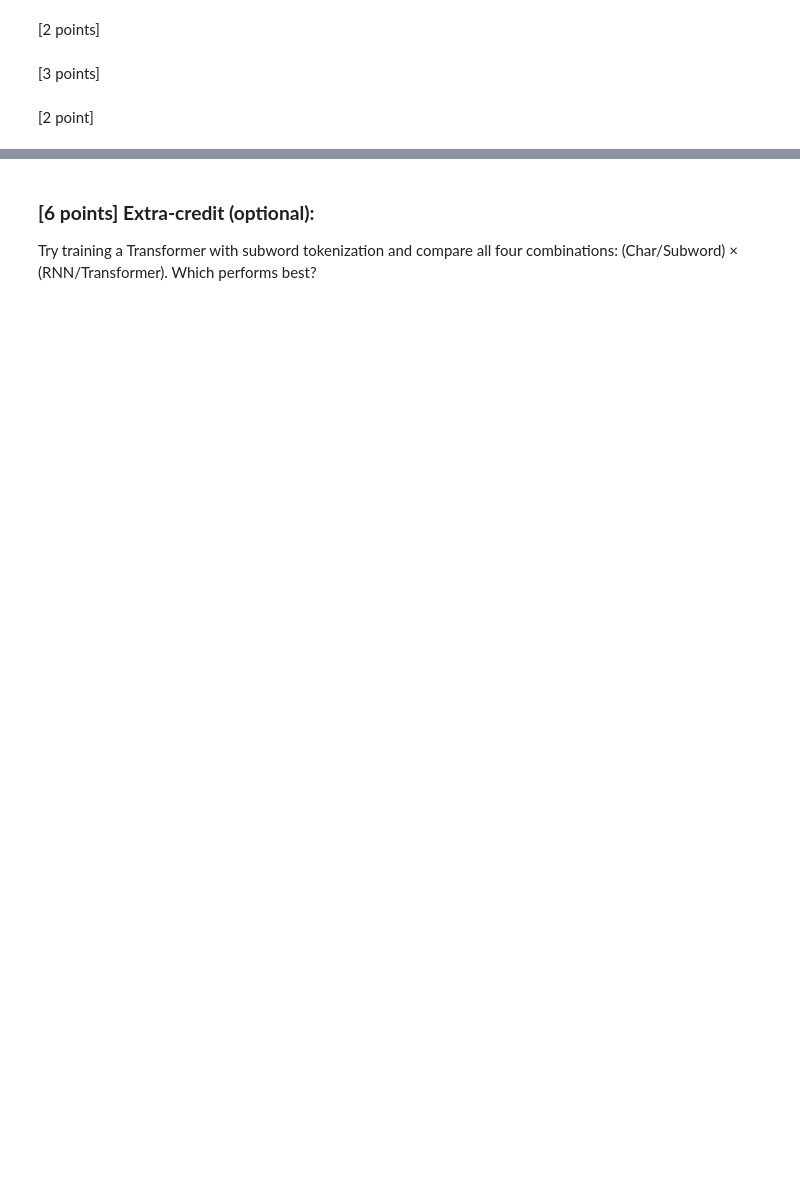
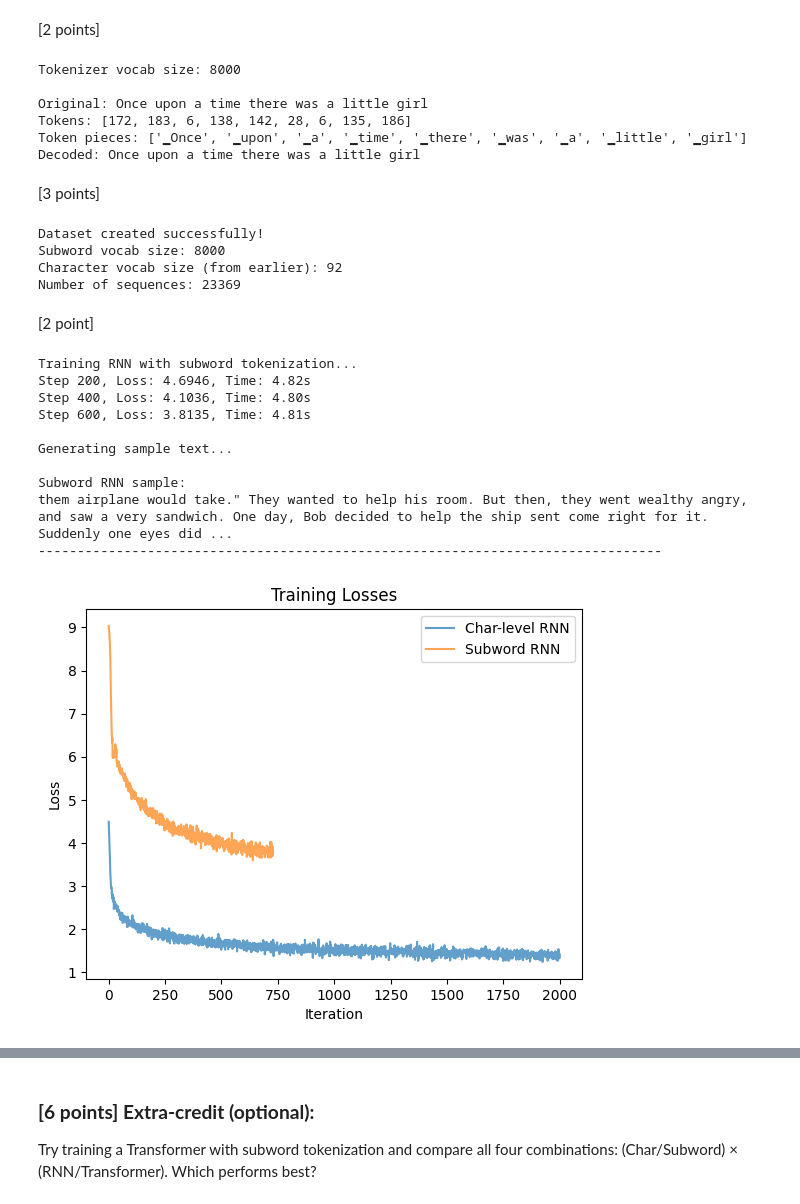
Before and after one commit to Ari-S-123/CS7150-CA5, a Jupyter notebook: CA5.1_LanguageModels.ipynb, the cells around one changed output, grey strips where cells are left out. Drawn from its saved outputs; the diff is of its cells as text; code cells hidden in the pictures; blank space fills up the shorter version.

```diff
--- a/CA5.1_LanguageModels.ipynb
+++ b/CA5.1_LanguageModels.ipynb
@@ -496,7 +532,9 @@ def train_multilayer_rnn(model, dataloader, lr=1e-3, print_every=100, max_iters=
         for t in range(seq_len):
             ## YOUR CODE HERE
             # This should all look quite similar to your previous training loop
-            pass
+            logits, h_prev = model(x_batch[:, t], h_prev)
+            loss_t = criterion(logits, y_batch[:, t])
+            loss = loss + loss_t
 
         loss = loss / seq_len
         optimizer.zero_grad()
@@ -776,12 +872,12 @@ class Transformer(nn.Module):
         # forward the GPT model itself
         # TODO: implement the transformer forward-pass.  As a guide, see the Main Forward Pass above.
         # YOUR CODE HERE
-        tok_emb = None
-        pos_emb = None
+        tok_emb = self.transformer.token_embedding(idx)
+        pos_emb = self.transformer.position_embedding(pos)
         x = tok_emb + pos_emb
         for block in self.transformer.blocks:
-            pass
-        x = None
+            x = block(x)
+        x = self.transformer.ln_f(x)
 
         logits = self.lm_head(x)
 
@@ -796,6 +892,14 @@ class Transformer(nn.Module):
         # TODO: add the standard autoregressive text generation loop here,
         # as adapted to the transformer.
         # HINT: consult 4. Text Generation above.
+
+        for _ in range(max_new_tokens - 1):
+            x_cond = x[:, -self.config.block_size:]
+            logits, _ = self(x_cond)
+            logits = logits[:, -1, :]
+            probs = F.softmax(logits, dim=-1)
+            x_next = torch.multinomial(probs, num_samples=1)
+            x = torch.cat((x, x_next), dim=1)
 
         text = "".join([dataset.itos[i.item()] for i in x[0]])
 
@@ -819,6 +923,8 @@ class Block(nn.Module):
         # Implement that forward pass here.
         # HINT: use the description of 2, Block Forward Pass, above as a guide.
         # YOUR CODE HERE
+        x = x + self.attn(self.ln_1(x))
+        x = x + self.mlp(self.ln_2(x))
         return x
 
 
@@ -852,19 +958,20 @@ class CausalSelfAttention(nn.Module):
         if self.config.flash:
             # efficient attention using Flash Attention CUDA kernels
             y = torch.nn.functional.scaled_dot_product_attention(q, k, v, attn_mask=None, dropout_p=0, is_causal=True)
+            y = y.transpose(1, 2).contiguous().view(B, T, C)
         else:
             # manual implementation of attention
             # TODO: implement attention.
             # 1. Use k and q to compute the all-pairs attention weighting
-            att = None # YOUR CODE HERE
+            att = (q @ k.transpose(-2, -1)) * (1.0 / math.sqrt(k.size(-1))) # YOUR CODE HERE
             # 2. Modify the attention weighting for autoregressive "causal" visibility
-            att = att.masked_fill(None, SOMEVALUE) # YOUR CODE HERE
+            att = att.masked_fill(self.bias[:, :, :T, :T] == 0, float("-inf")) # YOUR CODE HERE
             # 3. Apply softmax
-            att = None  # YOUR CODE HERE
+            att = F.softmax(att, dim=-1)  # YOUR CODE HERE
             # 4. Use attention to gather and distribute the v data
-            y = None   # YOUR CODE HERE
+            y = att @ v   # YOUR CODE HERE
             # 5. Reshape the data to re-assemble all head outputs for the hidden state
-            y = None  # YOUR CODE HERE
+            y = y.transpose(1, 2).contiguous().view(B, T, C)  # YOUR CODE HERE
 
         # output projection
         y = self.c_proj(y)
@@ -1092,11 +1241,11 @@ import os
 
 # TODO: Choose vocabulary size (common range: 8000-16000)
 # Larger vocab = more tokens learned, but larger embedding tables
-VOCAB_SIZE = None  # YOUR CODE HERE
+VOCAB_SIZE = 8000  # YOUR CODE HERE
 
 # TODO: Choose model type: "bpe" (Byte Pair Encoding) or "unigram"
 # BPE merges frequent pairs; unigram uses probabilistic subwords
-MODEL_TYPE = None  # YOUR CODE HERE
+MODEL_TYPE = "bpe"  # YOUR CODE HERE
 
 # Create tokenizer directory
 TOK_DIR = "/tmp/spm_tokenizer"
@@ -1113,8 +1262,8 @@ with open(train_txt, "w", encoding="utf-8") as f:
 spm.SentencePieceTrainer.Train(
     input=train_txt,
     model_prefix=os.path.join(TOK_DIR, "spm"),
-    vocab_size=None,  # YOUR CODE HERE
-    model_type=None,  # YOUR CODE HERE
+    vocab_size=VOCAB_SIZE,  # YOUR CODE HERE
+    model_type=MODEL_TYPE,  # YOUR CODE HERE
     character_coverage=1.0,  # Cover all characters in training data
     bos_id=1, eos_id=2, unk_id=0, pad_id=3  # Special token IDs
 )
@@ -1131,6 +1280,13 @@ print(f"\nOriginal: {test_text}")
 print(f"Tokens: {tokens}")
 print(f"Token pieces: {[sp.id_to_piece(id) for id in tokens]}")
 print(f"Decoded: {decoded}")
+# %% [output]
+Tokenizer vocab size: 8000
+
+Original: Once upon a time there was a little girl
+Tokens: [172, 183, 6, 138, 142, 28, 6, 135, 186]
+Token pieces: ['▁Once', '▁upon', '▁a', '▁time', '▁there', '▁was', '▁a', '▁little', '▁girl']
+Decoded: Once upon a time there was a little girl
 # %% [markdown]
 [3 points]
 # %%
@@ -1151,7 +1307,7 @@ class SubwordLMDataset(Dataset):
         # Add BOS (beginning of sentence) token at the start
         # Hint: sp.encode(text) returns a list of token IDs
         #       sp.bos_id() returns the BOS token ID
-        self.encoded_text = [sp.bos_id()] + ...  # YOUR CODE HERE
+        self.encoded_text = [sp.bos_id()] + sp.encode(text)  # YOUR CODE HERE
 
         # Trim to make valid chunks (same as CharLMDataset)
         self.encoded_text = self.encoded_text[: len(self.encoded_text) - (len(self.encoded_text) % (seq_length + 1))]
@@ -1161,14 +1317,14 @@ class SubwordLMDataset(Dataset):
         # IMPORTANT: Each sequence needs (seq_length + 1) tokens to create
         # input (seq_length tokens) and target (seq_length tokens, shifted by 1)
         # Hint: Divide by (seq_length + 1)
-        return ...  # YOUR CODE HERE
+        return len(self.encoded_text) // (self.seq_length + 1)  # YOUR CODE HERE
 
     def __getitem__(self, idx):
         # TODO: Extract a sequence chunk for training
         # Get tokens from position [idx * (seq_length+1)] to [(idx+1) * (seq_length+1)]
         # This ensures non-overlapping sequences (each chunk is seq_length+1 tokens long)
         # Hint: chunk = self.encoded_text[start:end]
-        chunk = ...  # YOUR CODE HERE
+        chunk = self.encoded_text[idx * (self.seq_length + 1) : (idx + 1) * (self.seq_length + 1)]  # YOUR CODE HERE
 
         # Input: all tokens except the last
         x = torch.tensor(chunk[:-1], dtype=torch.long)
@@ -1184,6 +1340,11 @@ print(f"\nDataset created successfully!")
 print(f"Subword vocab size: {sp.vocab_size()}")
 print(f"Character vocab size (from earlier): {len(dataset.vocab)}")
 print(f"Number of sequences: {len(subword_dataset)}")
+# %% [output]
+Dataset created successfully!
+Subword vocab size: 8000
+Character vocab size (from earlier): 92
+Number of sequences: 23369
 # %% [markdown]
 [2 point]
 # %%
@@ -1191,39 +1352,51 @@ print(f"Number of sequences: {len(subword_dataset)}")
 print("Training RNN with subword tokenization...")
 
 subword_rnn = SimpleRNN(
-    vocab_size=...,  # TODO: Use the tokenizer's vocabulary size (sp.vocab_size())
+    vocab_size=sp.vocab_size(),  # TODO: Use the tokenizer's vocabulary size (sp.vocab_size())
     embed_size=64,
     hidden_size=256
 ).to(DEVICE)
 
 subword_rnn_losses = train_language_model(
     subword_rnn,
     subword_dataloader,
     max_iters=2000,
     print_every=200
 )
 
 # Generate sample text
 print("\nGenerating sample text...")
 # Note: generate_text returns token IDs, we need to decode them
 with torch.no_grad():
     subword_rnn.eval()
     token = torch.randint(0, sp.vocab_size(), (1,), device=DEVICE)
     generated_tokens = [token.item()]
     hidden = subword_rnn.init_hidden(1)
 
-    for _ in range(99):
+    for _ in range(100):
         logits, hidden = subword_rnn(token, hidden)
         probs = torch.softmax(logits, dim=-1)
-        token = torch.multinomial(probs, num_samples=1)
+        token = torch.multinomial(probs, num_samples=1).squeeze(-1)
         generated_tokens.append(token.item())
 
 sample_text = sp.decode(generated_tokens)
 print(f"\nSubword RNN sample:\n{sample_text}")
 print("-" * 80)
 
 # Compare with character-level model
 plot_losses({
     "Char-level RNN": simple_rnn_losses,
     "Subword RNN": subword_rnn_losses
 })
+# %% [output]
+Training RNN with subword tokenization...
+Step 200, Loss: 4.6946, Time: 4.82s
+Step 400, Loss: 4.1036, Time: 4.80s
+Step 600, Loss: 3.8135, Time: 4.81s
+
+Generating sample text...
+
+Subword RNN sample:
+them airplane would take." They wanted to help his room. But then, they went wealthy angry, and saw a very sandwich. One day, Bob decided to help the ship sent come right for it. Suddenly one eyes did ...
+--------------------------------------------------------------------------------
+[figure, added]
```
Also changed, not shown: parts of 17 cells of this notebook.
